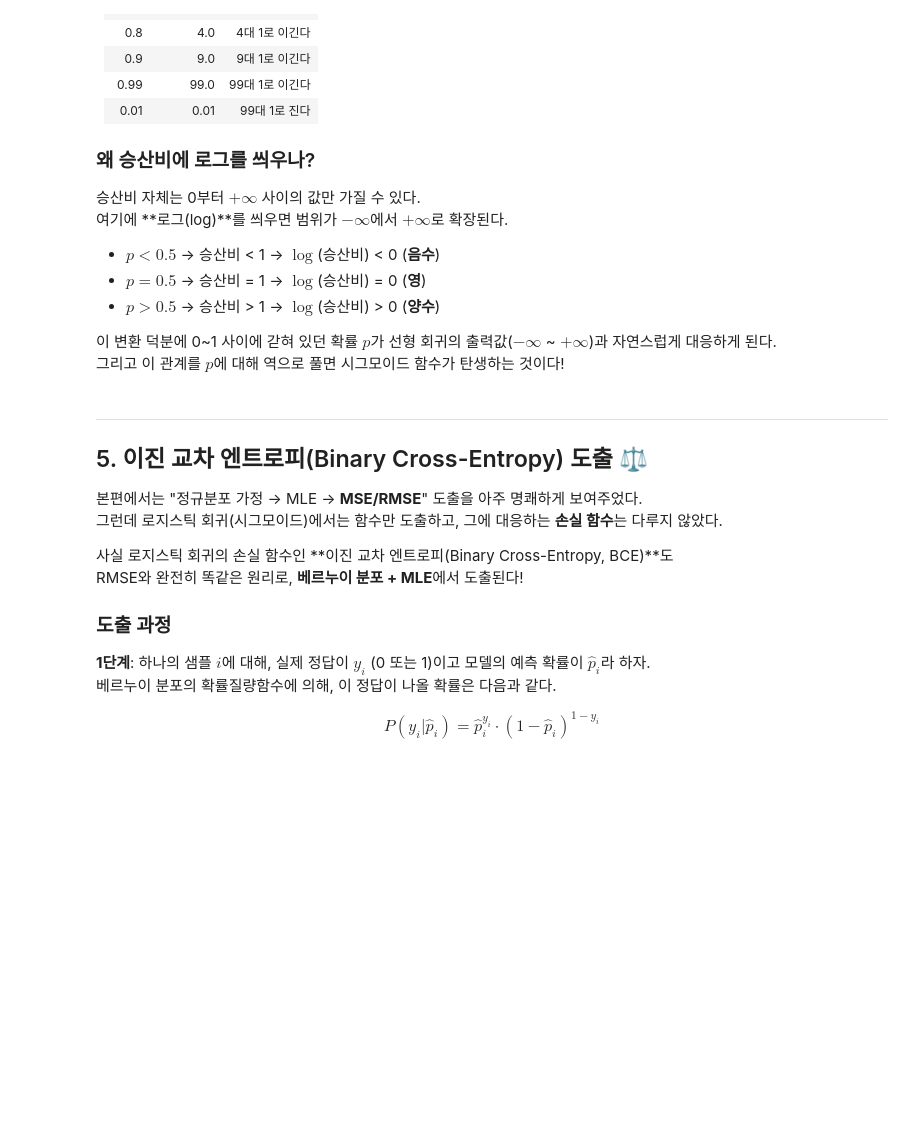
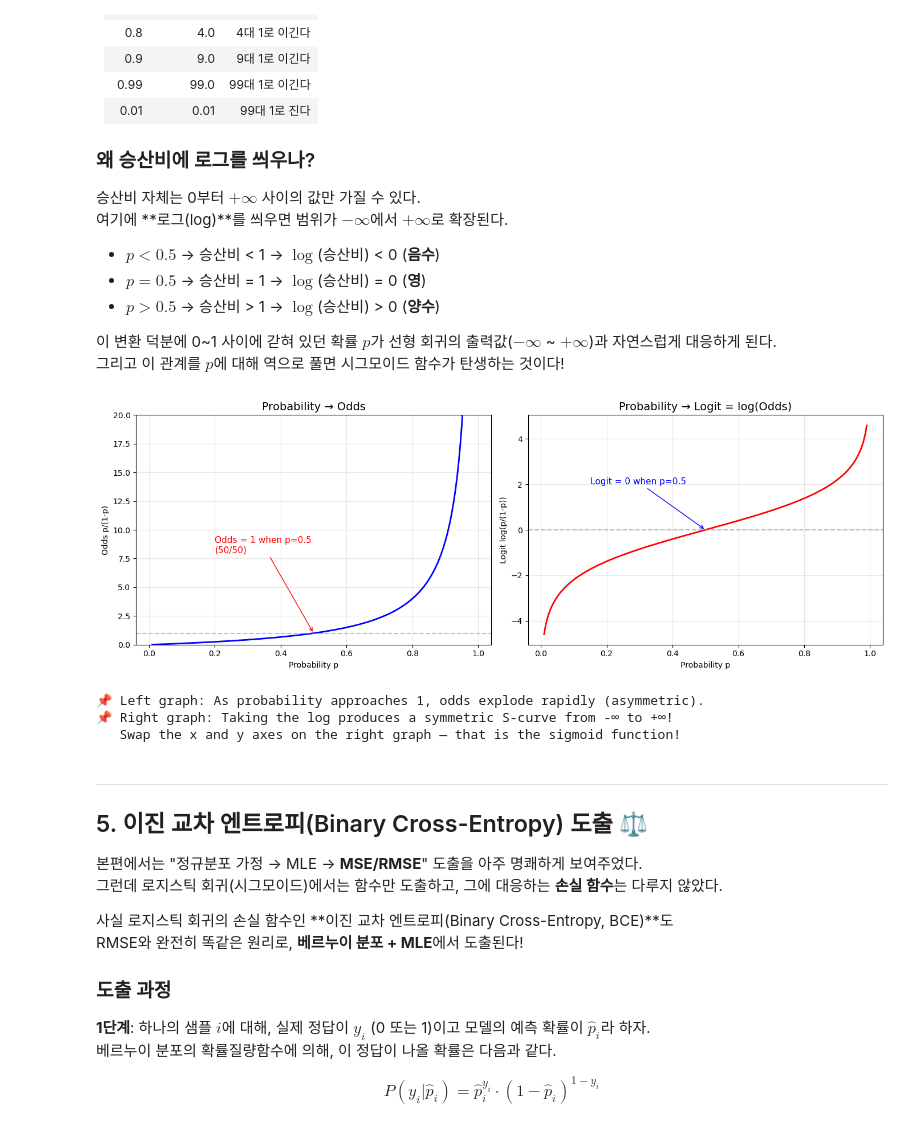
Before and after one commit to ch101634/code-workout-ml, a Jupyter notebook: ml_probability_foundations_supplement.ipynb, the cells around one changed output. Drawn from its saved outputs; the diff is of its cells as text; code cells hidden in the pictures; blank space fills up the shorter version.

```diff
--- a/ml_probability_foundations_supplement.ipynb
+++ b/ml_probability_foundations_supplement.ipynb
@@ -229,40 +249,45 @@ $$\text{승산비(Odds)} = \frac{p}{1-p} = \frac{0.75}{0.25} = 3$$
 # %%
 import numpy as np
 import matplotlib.pyplot as plt
 
 p = np.linspace(0.01, 0.99, 200)
 odds = p / (1 - p)
 log_odds = np.log(odds)
 
 fig, axes = plt.subplots(1, 2, figsize=(14, 5))
 
-# 왼쪽: 확률 → 승산비
+# Left: Probability → Odds
 axes[0].plot(p, odds, 'b-', linewidth=2)
 axes[0].axhline(y=1, color='gray', linestyle='--', alpha=0.5)
-axes[0].set_title('확률 → 승산비 (Odds)', fontsize=14)
-axes[0].set_xlabel('확률 p')
-axes[0].set_ylabel('승산비 p/(1-p)')
+axes[0].set_title('Probability → Odds', fontsize=14)
+axes[0].set_xlabel('Probability p')
+axes[0].set_ylabel('Odds p/(1-p)')
 axes[0].set_ylim(0, 20)
 axes[0].grid(True, alpha=0.3)
-axes[0].annotate('p=0.5일 때 승산비=1\n(반반)', xy=(0.5, 1), xytext=(0.2, 8),
+axes[0].annotate('Odds = 1 when p=0.5\n(50/50)', xy=(0.5, 1), xytext=(0.2, 8),
                  arrowprops=dict(arrowstyle='->', color='red'), color='red', fontsize=11)
 
-# 오른쪽: 확률 → 로짓 (로그 승산비)
+# Right: Probability → Logit (log odds)
 axes[1].plot(p, log_odds, 'r-', linewidth=2)
 axes[1].axhline(y=0, color='gray', linestyle='--', alpha=0.5)
-axes[1].set_title('확률 → 로짓 = log(Odds)', fontsize=14)
-axes[1].set_xlabel('확률 p')
-axes[1].set_ylabel('로짓 log(p/(1-p))')
+axes[1].set_title('Probability → Logit = log(Odds)', fontsize=14)
+axes[1].set_xlabel('Probability p')
+axes[1].set_ylabel('Logit log(p/(1-p))')
 axes[1].grid(True, alpha=0.3)
-axes[1].annotate('p=0.5이면 로짓=0', xy=(0.5, 0), xytext=(0.15, 2),
+axes[1].annotate('Logit = 0 when p=0.5', xy=(0.5, 0), xytext=(0.15, 2),
                  arrowprops=dict(arrowstyle='->', color='blue'), color='blue', fontsize=11)
 
 plt.tight_layout()
 plt.show()
 
-print('📌 왼쪽 그래프: 확률이 1에 가까워지면 승산비가 급격히 폭발한다 (비대칭).')
-print('📌 오른쪽 그래프: 로그를 씌우니 -∞ ~ +∞의 대칭적인 S자 곡선이 되었다!')
-print('   이 오른쪽 그래프를 x, y축을 바꿔서 보면? 바로 시그모이드 함수다!')
+print('📌 Left graph: As probability approaches 1, odds explode rapidly (asymmetric).')
+print('📌 Right graph: Taking the log produces a symmetric S-curve from -∞ to +∞!')
+print('   Swap the x and y axes on the right graph — that is the sigmoid function!')
+# %% [output]
+[figure, added]
+📌 Left graph: As probability approaches 1, odds explode rapidly (asymmetric).
+📌 Right graph: Taking the log produces a symmetric S-curve from -∞ to +∞!
+   Swap the x and y axes on the right graph — that is the sigmoid function!
 # %% [markdown]
 ---
 ## 5. 이진 교차 엔트로피(Binary Cross-Entropy) 도출 ⚖️
```
Also changed, not shown: parts of 7 cells of this notebook.
